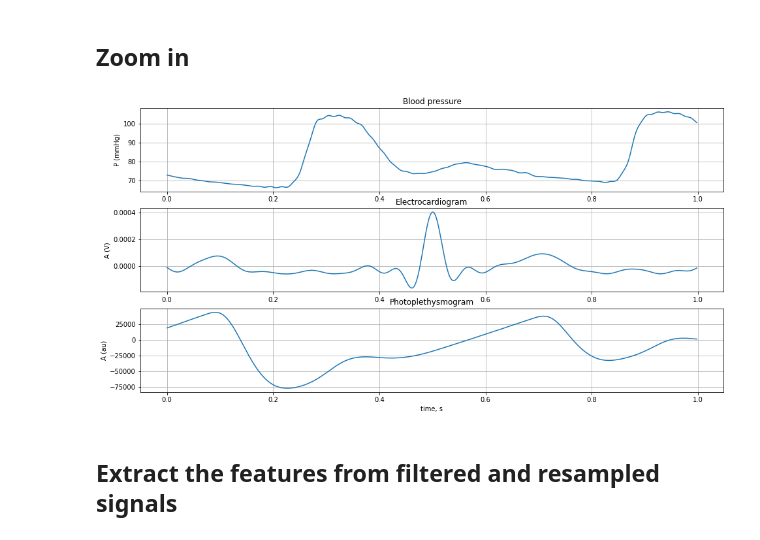
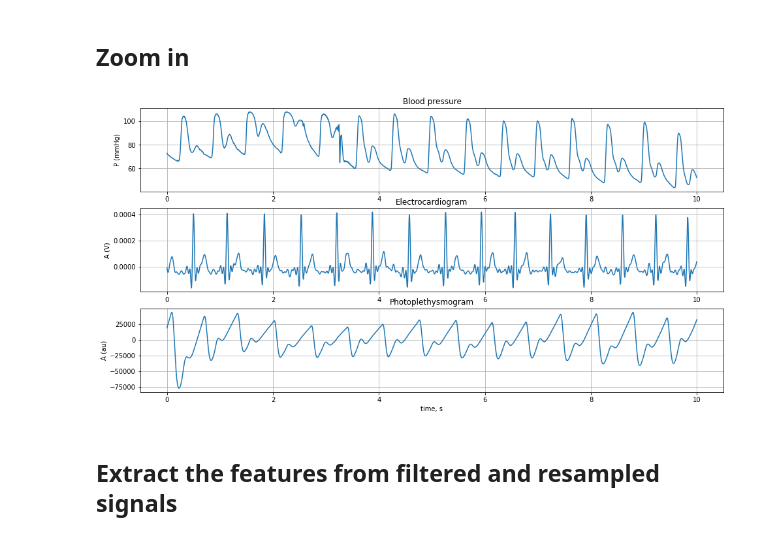
Before and after one commit to Double-Bonus/BP-estimation, a Jupyter notebook: blood-estimation.ipynb, the cells around one changed output. Drawn from its saved outputs; the diff is of its cells as text; code cells hidden in the pictures.

```diff
--- a/blood-estimation.ipynb
+++ b/blood-estimation.ipynb
@@ -214,30 +212,30 @@ plt.show()
 # %%
 plt.figure()
 plt.subplot(311)
 time_bp_fs = range(0, len(bp_fs)) / Fs
-plt.plot(time_bp_fs[:500], bp_fs[:500])
+plt.plot(time_bp_fs[:5000], bp_fs[:5000])
 plt.title('Blood pressure')
 plt.ylabel('P (mmHg)')
 plt.grid()
 
 plt.subplot(312)
 time_ecg_fs = range(0, len(ecg_fs)) / Fs
-plt.plot(time_ecg_fs[:500], ecg_fs[:500])
+plt.plot(time_ecg_fs[:5000], ecg_fs[:5000])
 plt.title('Electrocardiogram')
 plt.ylabel('A (V)')
 plt.grid()
 
 plt.subplot(313)
 time_ppg_fs = range(0, len(ppg_fs)) / Fs
-plt.plot(time_ppg_fs[:500], ppg_fs[:500])
+plt.plot(time_ppg_fs[:5000], ppg_fs[:5000])
 plt.title('Photoplethysmogram')
 plt.ylabel('A (au)')
 plt.xlabel('time, s')
 plt.grid()
 
 plt.show()
 # %% [output]
-[figure, old version]
+[figure, new version]
 # %% [markdown]
 ## Extract the features from filtered and resampled signals
 # %%
```
Also changed, not shown: parts of 23 cells of this notebook.
